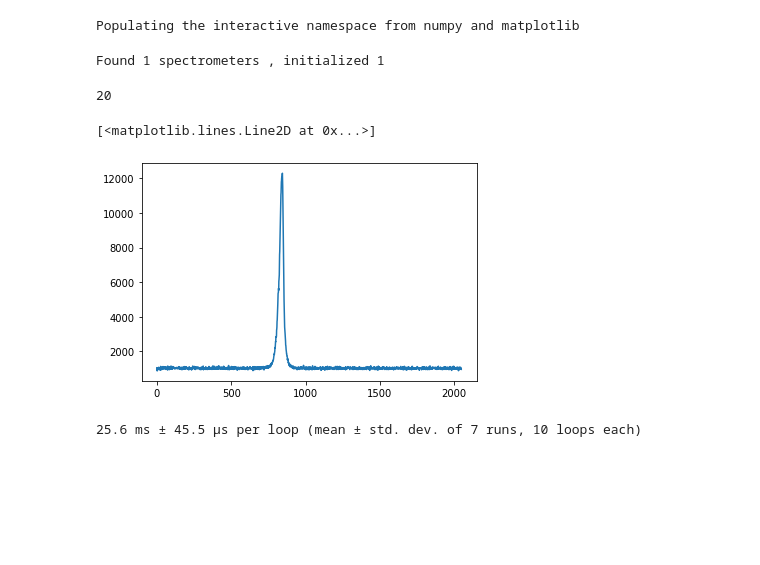
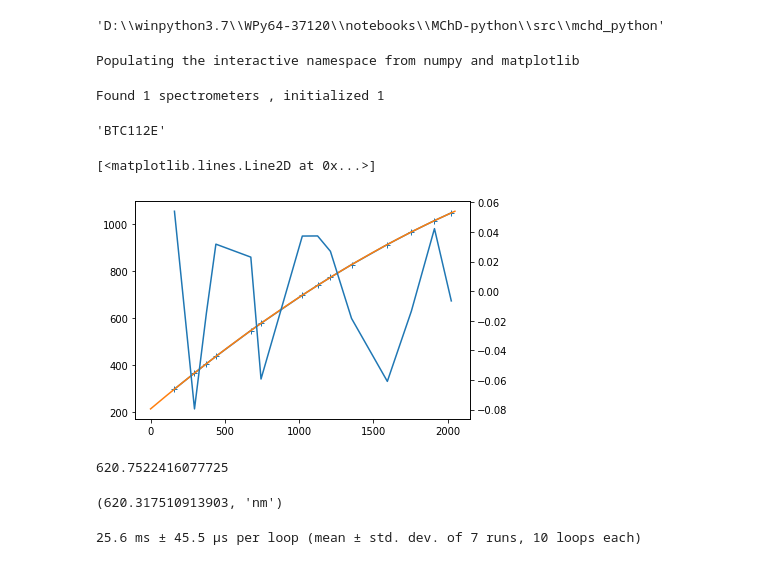
Before and after one commit to Bruyant/MChD-python, a Jupyter notebook: src/mchd_python/TestSpectro.ipynb, the cells around one changed output. Cells and saved outputs as stored; diff of their text form; code cells hidden in the pictures; blank space fills up the shorter version.

Commit message:
notebook test of BWTEK.py

```diff
--- a/src/mchd_python/TestSpectro.ipynb
+++ b/src/mchd_python/TestSpectro.ipynb
@@ -2,4 +3,10 @@
 import BWTEK
+# %%
+BWTEK=reload(BWTEK)
+# %%
+pwd
+# %% [output]
+'D:\\winpython3.7\\WPy64-37120\\notebooks\\MChD-python\\src\\mchd_python'
 # %%
 %pylab inline
 # %% [output]
@@ -8,14 +15,40 @@ Populating the interactive namespace from numpy and matplotlib
 inst=BWTEK.spectrometer()
 
 inst.integrationTime(20)
+
+inst.readEEPROM()
+
+inst.readConfig()
+inst.config['COMMON']['model']
 # %% [output]
 Found 1 spectrometers , initialized 1
-20
+'BTC112E'
+# %%
+#check interpolation vs calibration points
+x=[]
+y=[]
+for point in inst.config.items('CALIBRATION'):
+    a,b=[float(x) for x in point[1].split(';')]
+    y.append(a/10)
+    x.append(b)
+plot(x,y,'-+')
+x1=arange(2050)
+plot(x1,inst.getInterpolate()(x1))
+twinx()
+plot(x,y-inst.getInterpolate()(x))
+# %% [output]
+[<matplotlib.lines.Line2D at 0x...>]
+[figure, added]
+# %%
+inst.getInterpolate()(843)
+# %% [output]
+620.7522416077725
 # %%
-plot(inst.readSpectrum())
+sp=inst.readSpectrum()
+plot(inst.wavelengths,sp)
+inst.getInterpolate()(argmax(sp)),'nm'
 # %% [output]
-[<matplotlib.lines.Line2D at 0x...>]
+(620.317510913903, 'nm')
-[figure, removed]
 # %%
 %timeit inst.readSpectrum()
 # %% [output]
```
Also changed, not shown: parts of 1 cell of this notebook, 1 other file.
